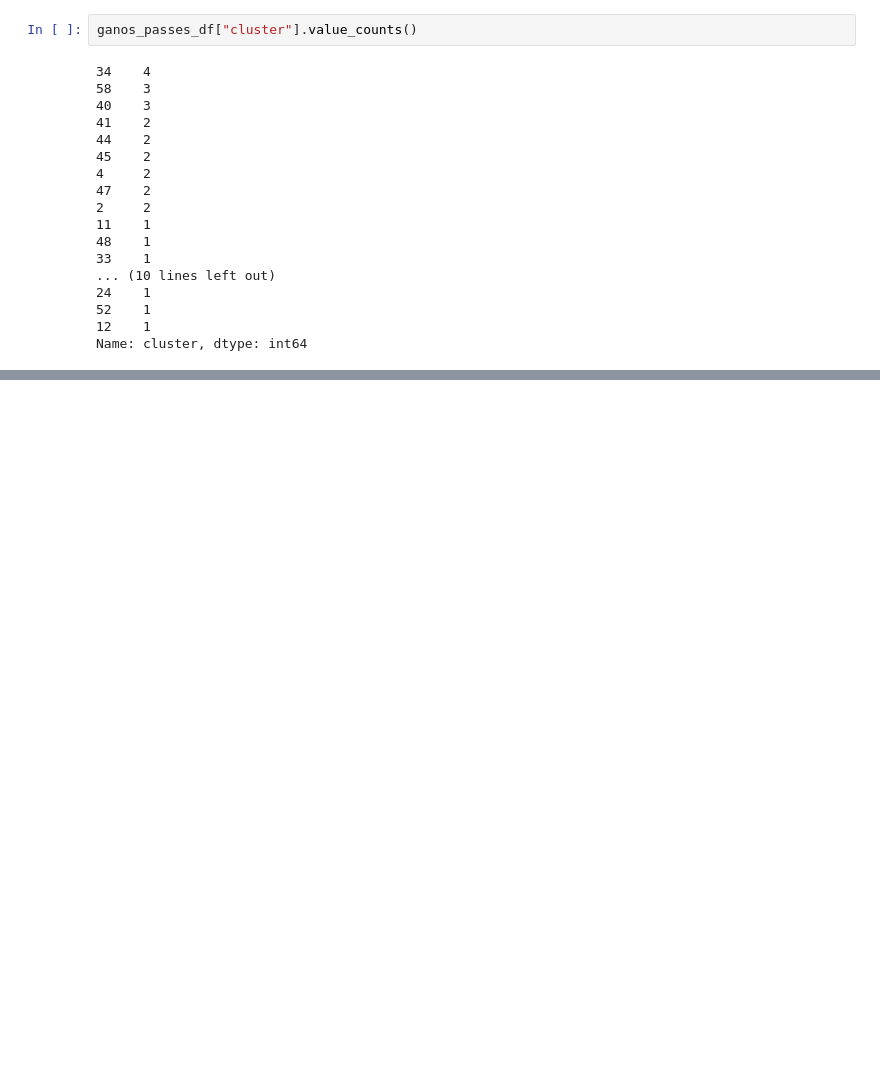
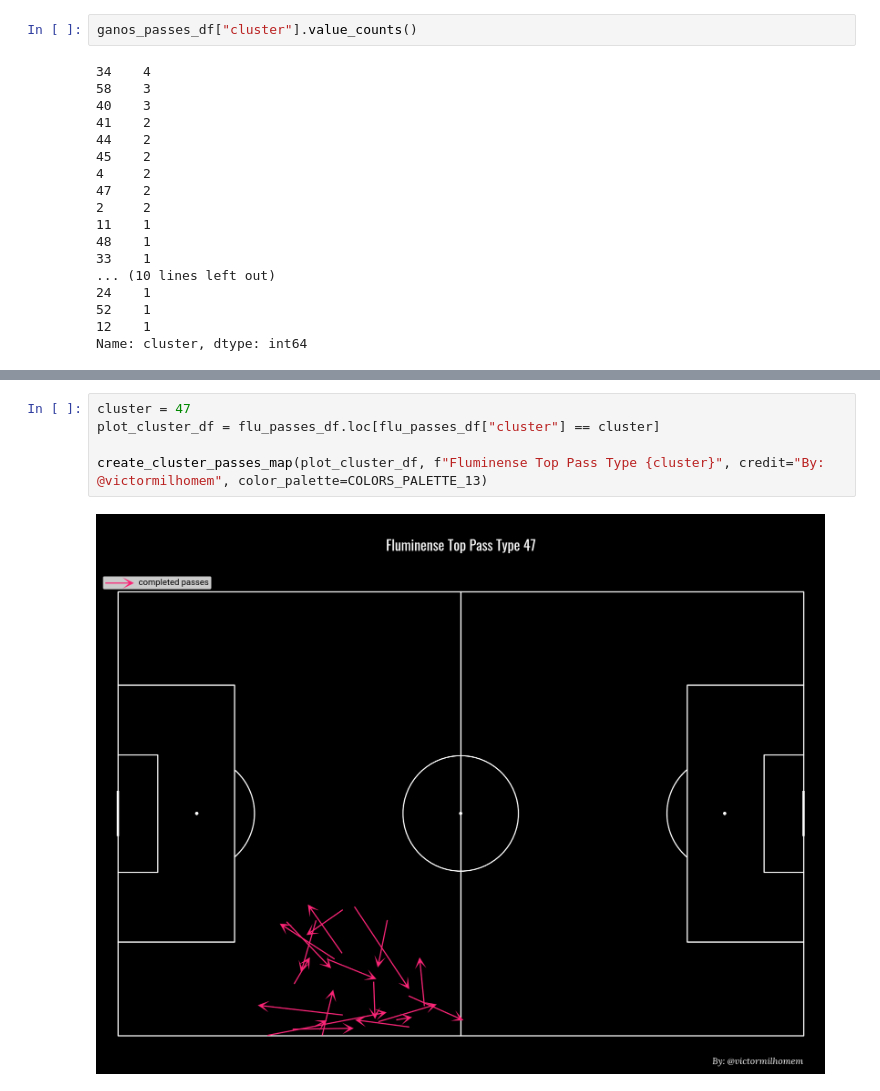
Before and after one commit to VictorMilhomem/FootballAnalysisTools, a Jupyter notebook: src/passes_clustering.ipynb, the cells around one changed output, grey strips where cells are left out. Saved outputs shown, nothing was run; the diff lists cells and outputs as text; blank space fills up the shorter version.

```diff
--- a/src/passes_clustering.ipynb
+++ b/src/passes_clustering.ipynb
@@ -178,0 +202,7 @@ create_passes_map(plot_cluster_df, f"Ganso Pass Type {cluster}", credit="By: @vi
+# %%
+cluster = 47
+plot_cluster_df = flu_passes_df.loc[flu_passes_df["cluster"] == cluster]
+
+create_cluster_passes_map(plot_cluster_df, f"Fluminense Top Pass Type {cluster}", credit="By: @victormilhomem", color_palette=COLORS_PALETTE_13)
+# %% [output]
+[figure, added]
```
Also changed, not shown: parts of 4 cells of this notebook, 1 other file.
